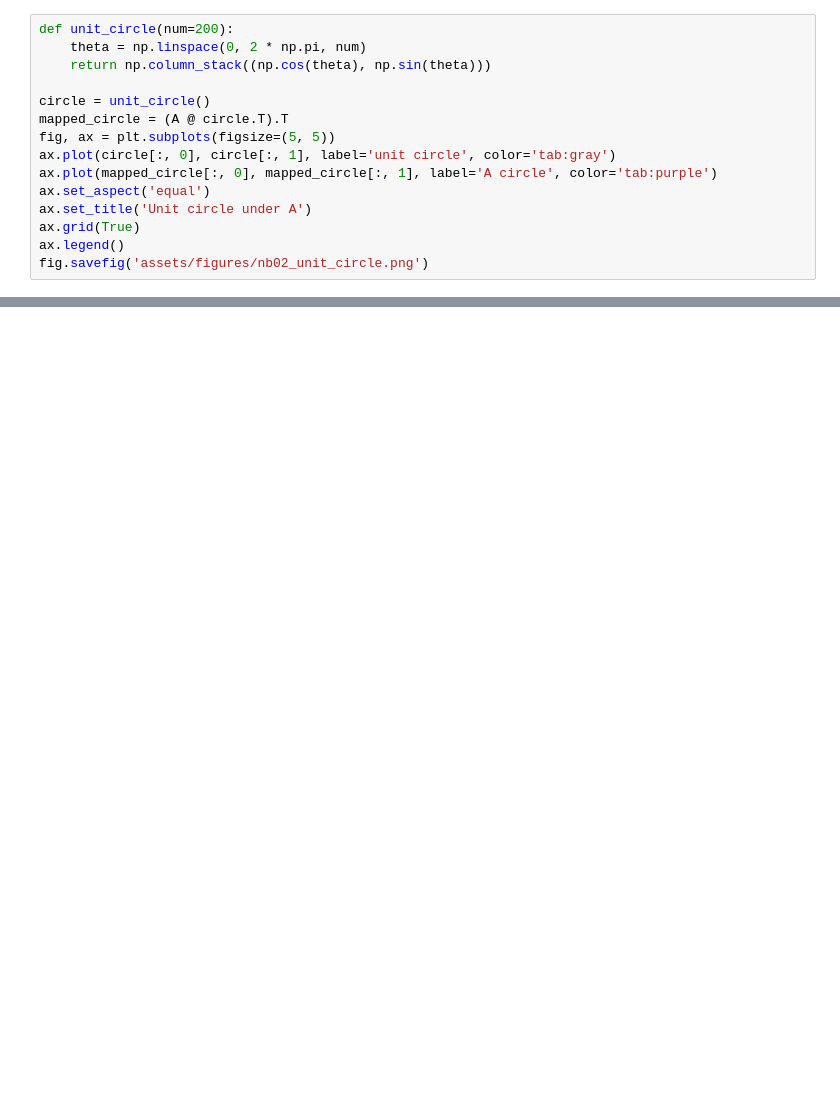
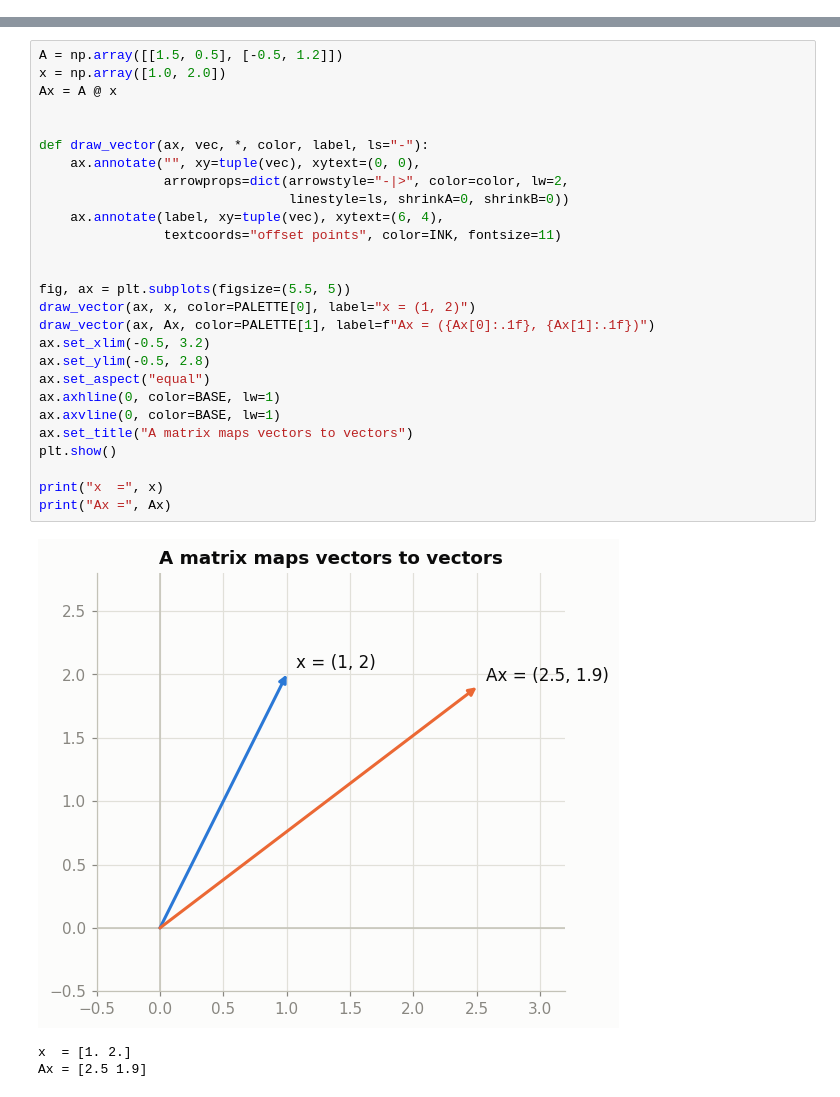
Before and after one commit to DiogoRibeiro7/linear-algebra-with-python, a Jupyter notebook: notebooks/02_matrices_and_linear_maps.ipynb, the cells around one changed output, grey strips where cells are left out. Saved outputs shown, nothing was run; the diff lists cells and outputs as text; blank space fills up the shorter version.

```diff
--- a/notebooks/02_matrices_and_linear_maps.ipynb
+++ b/notebooks/02_matrices_and_linear_maps.ipynb
@@ -64,15 +0,0 @@ The unit circle highlights how directions are stretched or rotated by `A`.
-# %%
-def unit_circle(num=200):
-    theta = np.linspace(0, 2 * np.pi, num)
-    return np.column_stack((np.cos(theta), np.sin(theta)))
-
-circle = unit_circle()
-mapped_circle = (A @ circle.T).T
-fig, ax = plt.subplots(figsize=(5, 5))
-ax.plot(circle[:, 0], circle[:, 1], label='unit circle', color='tab:gray')
-ax.plot(mapped_circle[:, 0], mapped_circle[:, 1], label='A circle', color='tab:purple')
-ax.set_aspect('equal')
-ax.set_title('Unit circle under A')
-ax.grid(True)
-ax.legend()
-fig.savefig('assets/figures/nb02_unit_circle.png')
@@ -81,0 +134,31 @@ Rotation, scaling, shear, and reflection each reshape the unit circle in charact
+# %%
+A = np.array([[1.5, 0.5], [-0.5, 1.2]])
+x = np.array([1.0, 2.0])
+Ax = A @ x
+
+
+def draw_vector(ax, vec, *, color, label, ls="-"):
+    ax.annotate("", xy=tuple(vec), xytext=(0, 0),
+                arrowprops=dict(arrowstyle="-|>", color=color, lw=2,
+                                linestyle=ls, shrinkA=0, shrinkB=0))
+    ax.annotate(label, xy=tuple(vec), xytext=(6, 4),
+                textcoords="offset points", color=INK, fontsize=11)
+
+
+fig, ax = plt.subplots(figsize=(5.5, 5))
+draw_vector(ax, x, color=PALETTE[0], label="x = (1, 2)")
+draw_vector(ax, Ax, color=PALETTE[1], label=f"Ax = ({Ax[0]:.1f}, {Ax[1]:.1f})")
+ax.set_xlim(-0.5, 3.2)
+ax.set_ylim(-0.5, 2.8)
+ax.set_aspect("equal")
+ax.axhline(0, color=BASE, lw=1)
+ax.axvline(0, color=BASE, lw=1)
+ax.set_title("A matrix maps vectors to vectors")
+plt.show()
+
+print("x  =", x)
+print("Ax =", Ax)
+# %% [output]
+[figure, added]
+x  = [1. 2.]
+Ax = [2.5 1.9]
```
Also changed, not shown: parts of 28 cells of this notebook, 7 other files.
